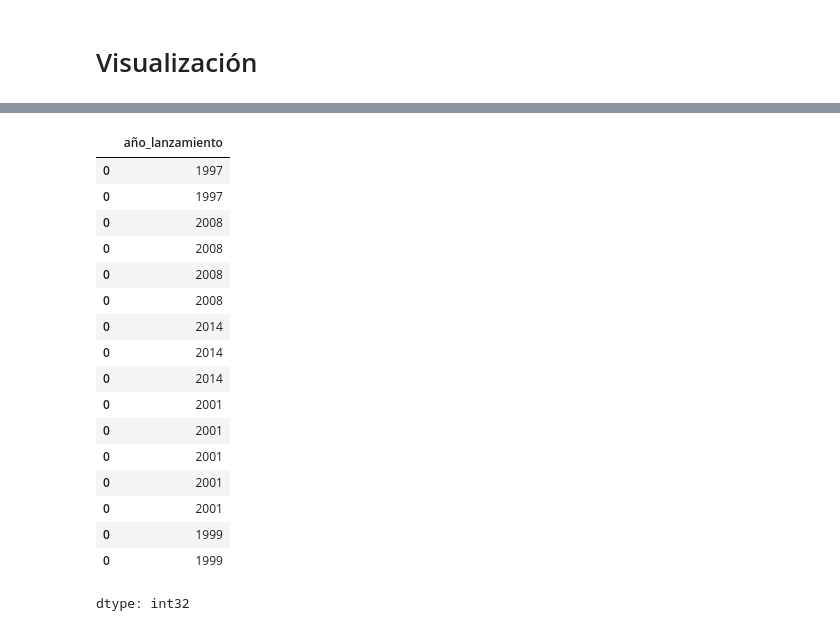
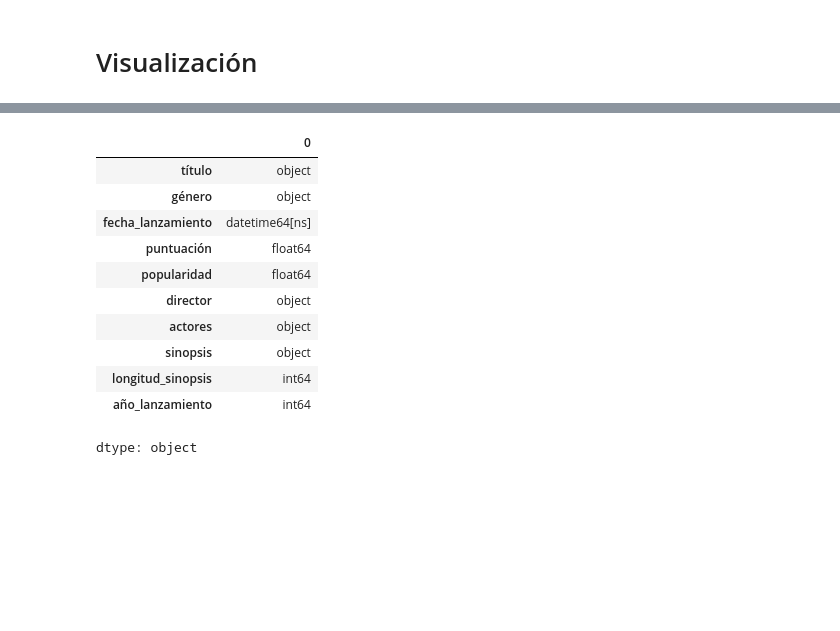
Before and after one commit to earo12/API-example, a Jupyter notebook: API_Movie.ipynb, the cells around one changed output, grey strips where cells are left out. Drawn from its saved outputs; the diff is of its cells as text; code cells hidden in the pictures; blank space fills up the shorter version.

```diff
--- a/API_Movie.ipynb
+++ b/API_Movie.ipynb
@@ -372,3 +382,5 @@ df_concatenado['género'] = df_concatenado['género'].apply(map_genres)
 
 # MUY IMPORTANTE: el género viene en el JSON como una lista, por eso tiene los corchetes cuadrados, aquí no estaba muy seguro si dejarlos como lista (sin corchetes)
 # o bien, separarlos,
+# Renombro "año" por "fecha_lanzamiento"
+df_concatenado = df_concatenado.rename(columns={'año':'fecha_lanzamiento'})
@@ -424,7 +407,7 @@ df_exploded.dtypes
 dtype: object
 # %%
 # Transformamos al valor correcto de data:
-df_exploded['año'] = pd.to_datetime(df_exploded['año'])
+df_exploded['fecha_lanzamiento'] = pd.to_datetime(df_exploded['fecha_lanzamiento'])
 
 # A su vez, es buena práctica dejar todo con mayúsculas (o todo con minúsculas)
 df_exploded['título'] = df_exploded['título'].str.upper()
@@ -646,3 +611,21 @@ Passing `palette` without assigning `hue` is deprecated and will be removed in v
 # %%
 # Del gráfico anterior, notamos que la gran mayoría de las películas que escogimos son del género DRAMA
 # Esto podría deberse a que hay, aunque sea poco, drama en muchas películas
+# %%
+
+import matplotlib.pyplot as plt
+import seaborn as sns
+# Añadimos un valor llamado "año_lanzamiento" para tomar el valor de "fecha_lanzamiento"
+df_exploded['año_lanzamiento'] = df_exploded['fecha_lanzamiento'].dt.year.astype(int)
+
+plt.figure(figsize=(10, 6))
+sns.regplot(x='año_lanzamiento', y='puntuación', data=df_exploded, scatter_kws={'s': 50}, line_kws={'color': 'red'}) # Configuramos el tamaño y las comparativas, añadimos una línea de regresión para validar la tendencia
+
+# Esta línea de aquí lo que hace es redondear los valores del año de lanzamiento
+plt.xticks(ticks=range(df_exploded['año_lanzamiento'].min(), df_exploded['año_lanzamiento'].max() + 1, 5), rotation=45)
+
+# Renombramos los ejes
+plt.title('Gráfica Año lanzamiento - Puntuación')
+plt.xlabel('Año de Lanzamiento')
+plt.ylabel('Puntuación')
+plt.show()
@@ -649,21 +669,15 @@ Passing `palette` without assigning `hue` is deprecated and will be removed in v
 # %%
-df_exploded['año_lanzamiento']
+df_exploded.dtypes
 # %% [output]
-|  | año_lanzamiento |
-| 0 | 1997 |
-| 0 | 1997 |
-| 0 | 2008 |
-| 0 | 2008 |
-| 0 | 2008 |
-| 0 | 2008 |
-| 0 | 2014 |
-| 0 | 2014 |
-| 0 | 2014 |
-| 0 | 2001 |
-| 0 | 2001 |
-| 0 | 2001 |
-| 0 | 2001 |
-| 0 | 2001 |
-| 0 | 1999 |
-| 0 | 1999 |
+|  | 0 |
+| título | object |
+| género | object |
+| fecha_lanzamiento | datetime64[ns] |
+| puntuación | float64 |
+| popularidad | float64 |
+| director | object |
+| actores | object |
+| sinopsis | object |
+| longitud_sinopsis | int64 |
+| año_lanzamiento | int64 |
-dtype: int32
+dtype: object
```
Also changed, not shown: parts of 58 cells of this notebook.
